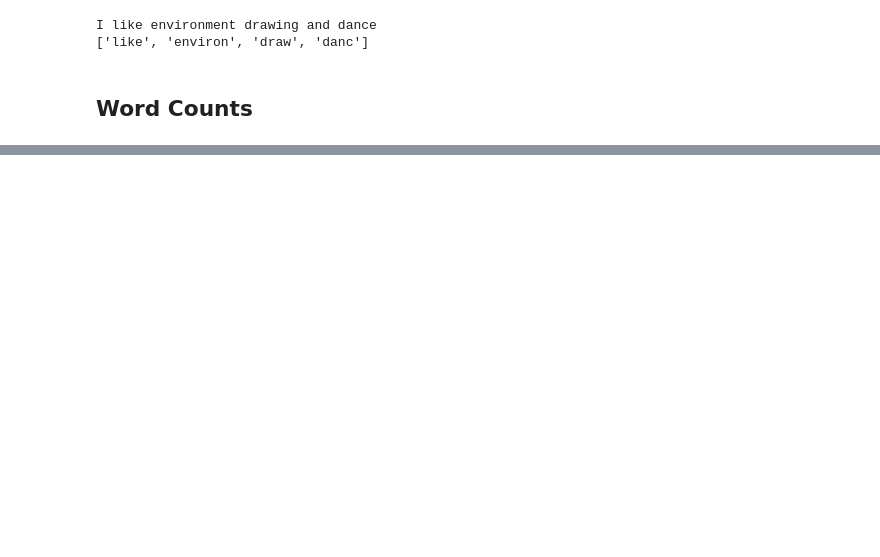
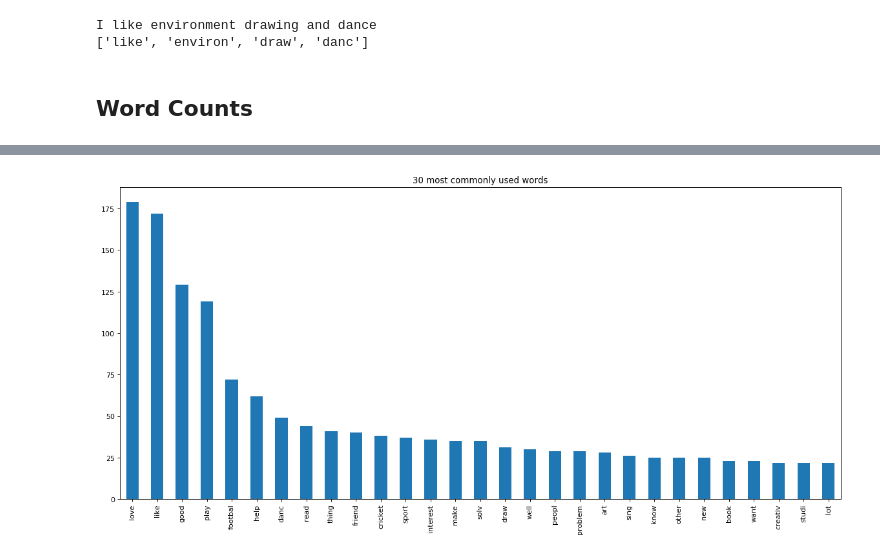
Before and after one commit to RBDataTeam/Expectations, a Jupyter notebook: analysis.ipynb, the cells around one changed output, grey strips where cells are left out. Cells and saved outputs as stored; diff of their text form; code cells hidden in the pictures; blank space fills up the shorter version.

```diff
--- a/analysis.ipynb
+++ b/analysis.ipynb
@@ -183,11 +125,7 @@ words
 # %%
-wordcount = dict()
-for wordset in words:
-    for word in wordset:
-        if word in wordcount:
+def wordcounts(wordsets):
+    wordcount = Counter()
+    for wordset in wordsets:
+        for word in wordset:
             wordcount[word] += 1
-        else:
-            wordcount[word] = 1
-
-series = pd.Series(wordcount)
-series.sort_values(ascending=False)
+    return wordcount
@@ -214,6 +131,0 @@ Length: 902, dtype: int64
-# %%
-import string
-train['tokenize']=train['10_One Interesting thing about yourself'].apply(lambda x: x.translate(str.maketrans('','',string.punctuation)))
-train['tozenize']=train['tokenize'].apply(lambda x: x.lower())
-train['tokenz'] = train['tokenize'].apply(lambda x: x.split())
-train['tokenz'].head()
@@ -291,0 +132,6 @@ Name: 10_One Interesting thing about yourself, Length: 1131, dtype: object
+# %%
+words = map(lambda r:list(tokenize_string(r)), train['10_One Interesting thing about yourself'])
+words = list(words)
+
+series = pd.Series(wordcounts(words)).sort_values(ascending=False)
+series.head(10)
@@ -291,0 +150,6 @@ Name: 10_One Interesting thing about yourself, Length: 1131, dtype: object
+# %%
+fig=plt.figure(figsize=(18, 8), dpi= 80, facecolor='w', edgecolor='k')
+series[1:30].plot.bar(title='30 most commonly used words')
+plt.show()
+# %% [output]
+[figure, added]
```
Also changed, not shown: parts of 35 cells of this notebook.
